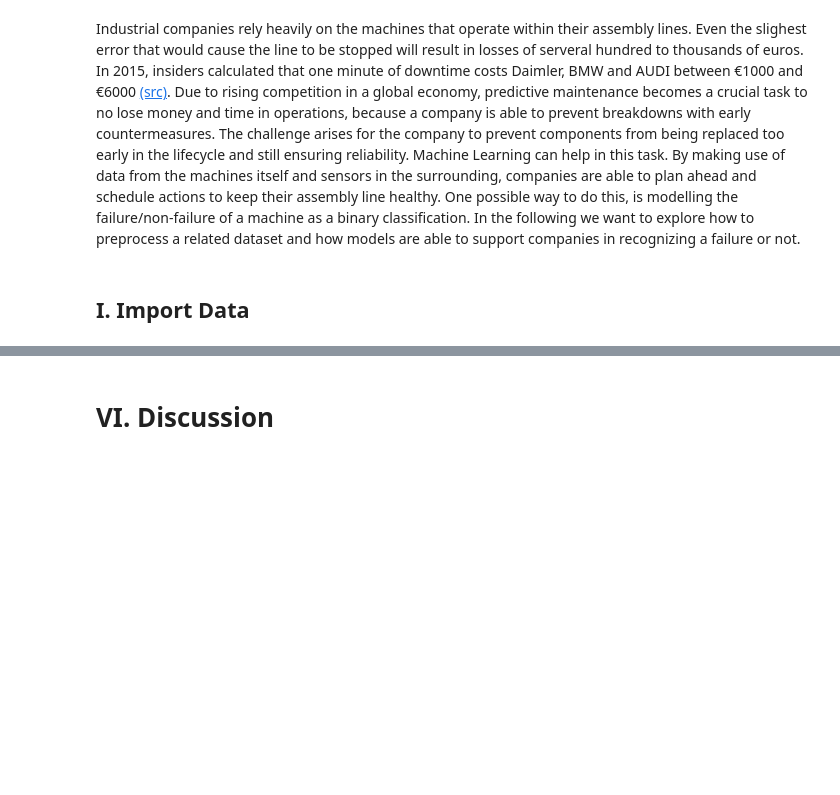
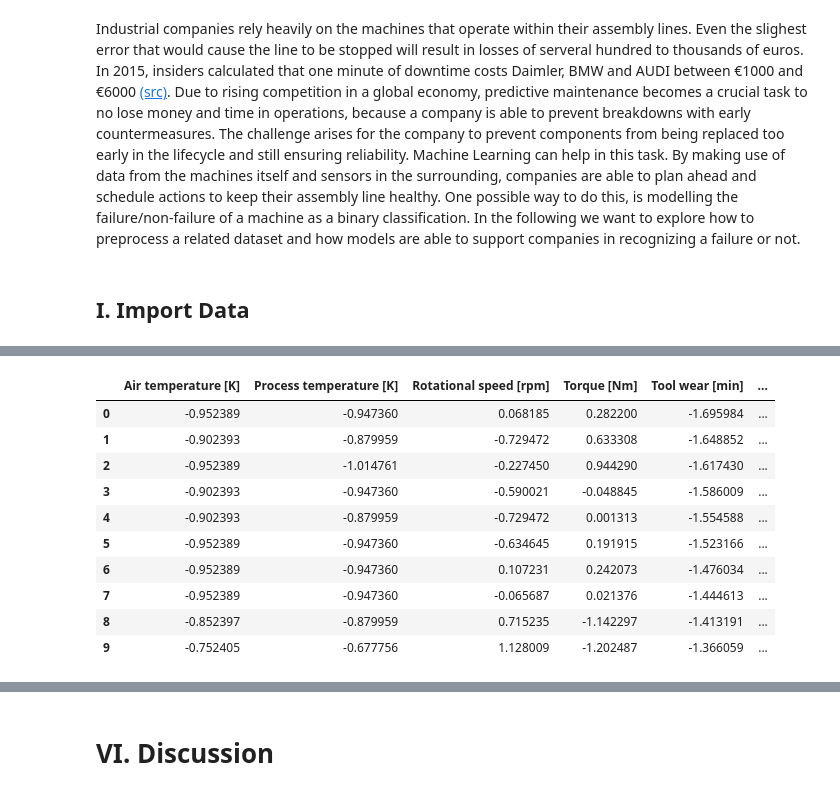
Before and after one commit to NiklasSabel/Industrial-Applications-of-Artificial-Intelligence, a Jupyter notebook: notebooks/Secondary Sector/Secondary Sector Predictive Maintenance.ipynb, the cells around one changed output, grey strips where cells are left out. Drawn from its saved outputs; the diff is of its cells as text; code cells hidden in the pictures; blank space fills up the shorter version.

```diff
--- a/notebooks/Secondary Sector/Secondary Sector Predictive Maintenance.ipynb
+++ b/notebooks/Secondary Sector/Secondary Sector Predictive Maintenance.ipynb
@@ -52,0 +149,20 @@ df
+# %%
+# encode type as last remaining categorical feature
+categorical_features = ['Type']
+encoder = OneHotEncoder()
+#create encoded dataframe
+encoded = pd.DataFrame(encoder.fit_transform(df[categorical_features]).toarray(), columns=encoder.get_feature_names(categorical_features))
+df_ohe = df.drop(columns=categorical_features).join(encoded)
+df_ohe.head(10)
+# %% [output]
+|  | Air temperature [K] | Process temperature [K] | Rotational speed [rpm] | Torque [Nm] | Tool wear [min] | ... |
+| 0 | -0.952389 | -0.947360 | 0.068185 | 0.282200 | -1.695984 | ... |
+| 1 | -0.902393 | -0.879959 | -0.729472 | 0.633308 | -1.648852 | ... |
+| 2 | -0.952389 | -1.014761 | -0.227450 | 0.944290 | -1.617430 | ... |
+| 3 | -0.902393 | -0.947360 | -0.590021 | -0.048845 | -1.586009 | ... |
+| 4 | -0.902393 | -0.879959 | -0.729472 | 0.001313 | -1.554588 | ... |
+| 5 | -0.952389 | -0.947360 | -0.634645 | 0.191915 | -1.523166 | ... |
+| 6 | -0.952389 | -0.947360 | 0.107231 | 0.242073 | -1.476034 | ... |
+| 7 | -0.952389 | -0.947360 | -0.065687 | 0.021376 | -1.444613 | ... |
+| 8 | -0.852397 | -0.879959 | 0.715235 | -1.142297 | -1.413191 | ... |
+| 9 | -0.752405 | -0.677756 | 1.128009 | -1.202487 | -1.366059 | ... |
```
Also changed, not shown: parts of 26 cells of this notebook.
